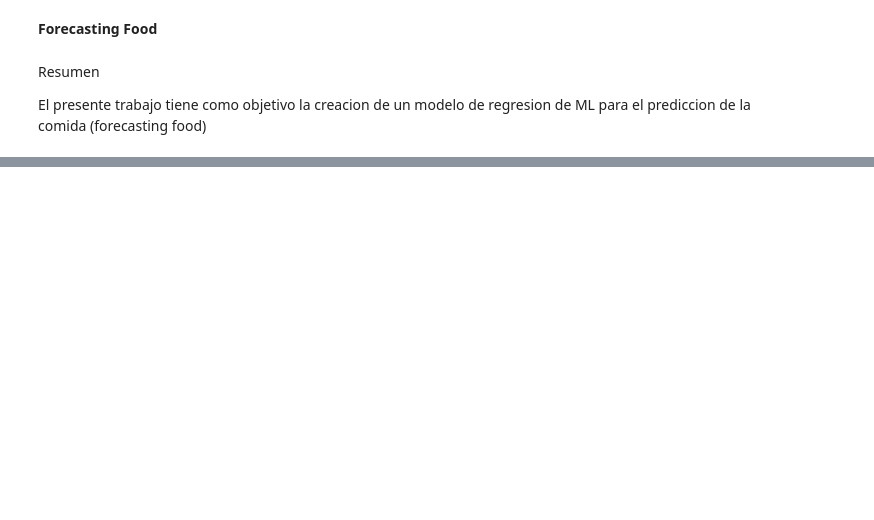
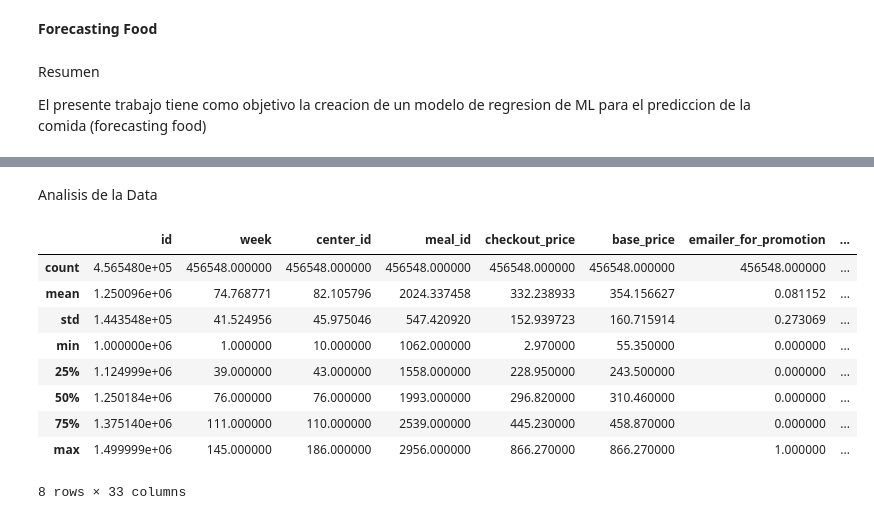
Before and after one commit to fduartej/forecasting-food, a Jupyter notebook: Forecasting_food.ipynb, the cells around one changed output, grey strips where cells are left out. Cells and saved outputs as stored; diff of their text form; code cells hidden in the pictures; blank space fills up the shorter version.

```diff
--- a/Forecasting_food.ipynb
+++ b/Forecasting_food.ipynb
@@ -13,4 +13,25 @@ import re
 from sklearn.feature_extraction.text import CountVectorizer, TfidfVectorizer
 from sklearn.model_selection import train_test_split
 from sklearn.metrics import accuracy_score
+import seaborn as sns
+import numpy as np
 import pandas as pd
+import matplotlib.pyplot as plt
+
+meal_info = pd.read_csv('meal_info.csv')
+
+fulfilment_center_info = pd.read_csv('fulfilment_center_info.csv')
+
+historico = pd.read_csv('train.csv')
+
+#convertir variables nominales a numericas meal_info (dummy)
+
+#convertir variables nominales a numericas fulfilment_center_info (dummy)
+
+
+
+#correlacion de las variables (modelo) grafico
+
+#nos solo con las variables que explican el modelo
+
+#train precision ()
@@ -16,0 +100,15 @@ import pandas as pd
+# %% [markdown]
+Analisis de la Data
+# %%
+historico_data.describe()
+# %% [output]
+|  | id | week | center_id | meal_id | checkout_price | base_price | emailer_for_promotion | ... |
+| count | 4.565480e+05 | 456548.000000 | 456548.000000 | 456548.000000 | 456548.000000 | 456548.000000 | 456548.000000 | ... |
+| mean | 1.250096e+06 | 74.768771 | 82.105796 | 2024.337458 | 332.238933 | 354.156627 | 0.081152 | ... |
+| std | 1.443548e+05 | 41.524956 | 45.975046 | 547.420920 | 152.939723 | 160.715914 | 0.273069 | ... |
+| min | 1.000000e+06 | 1.000000 | 10.000000 | 1062.000000 | 2.970000 | 55.350000 | 0.000000 | ... |
+| 25% | 1.124999e+06 | 39.000000 | 43.000000 | 1558.000000 | 228.950000 | 243.500000 | 0.000000 | ... |
+| 50% | 1.250184e+06 | 76.000000 | 76.000000 | 1993.000000 | 296.820000 | 310.460000 | 0.000000 | ... |
+| 75% | 1.375140e+06 | 111.000000 | 110.000000 | 2539.000000 | 445.230000 | 458.870000 | 0.000000 | ... |
+| max | 1.499999e+06 | 145.000000 | 186.000000 | 2956.000000 | 866.270000 | 866.270000 | 1.000000 | ... |
+8 rows × 33 columns
```
Also changed, not shown: parts of 13 cells of this notebook.
